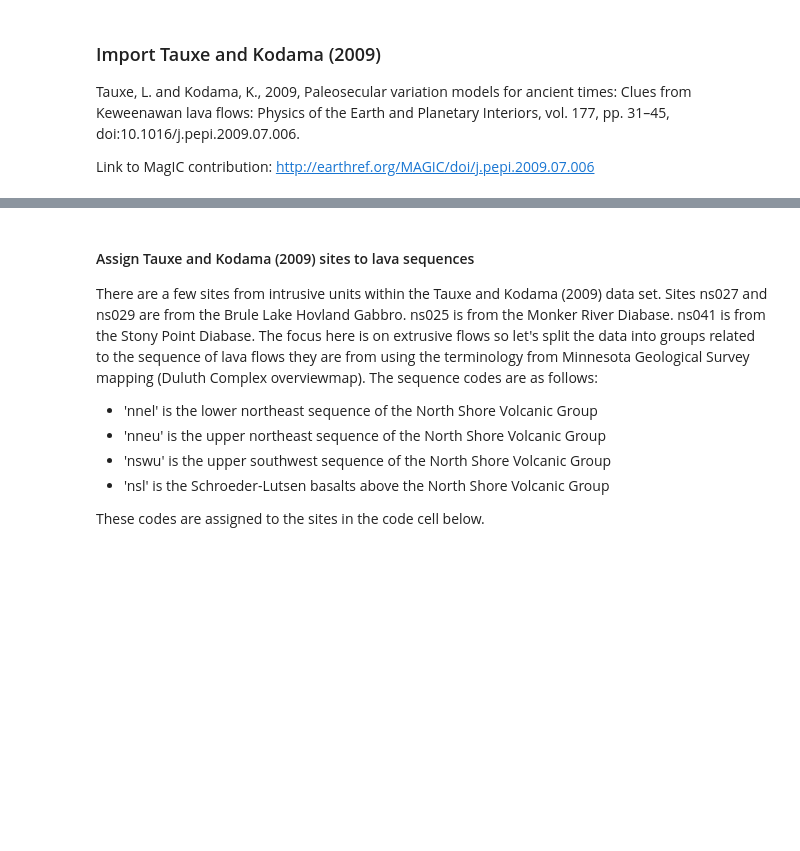
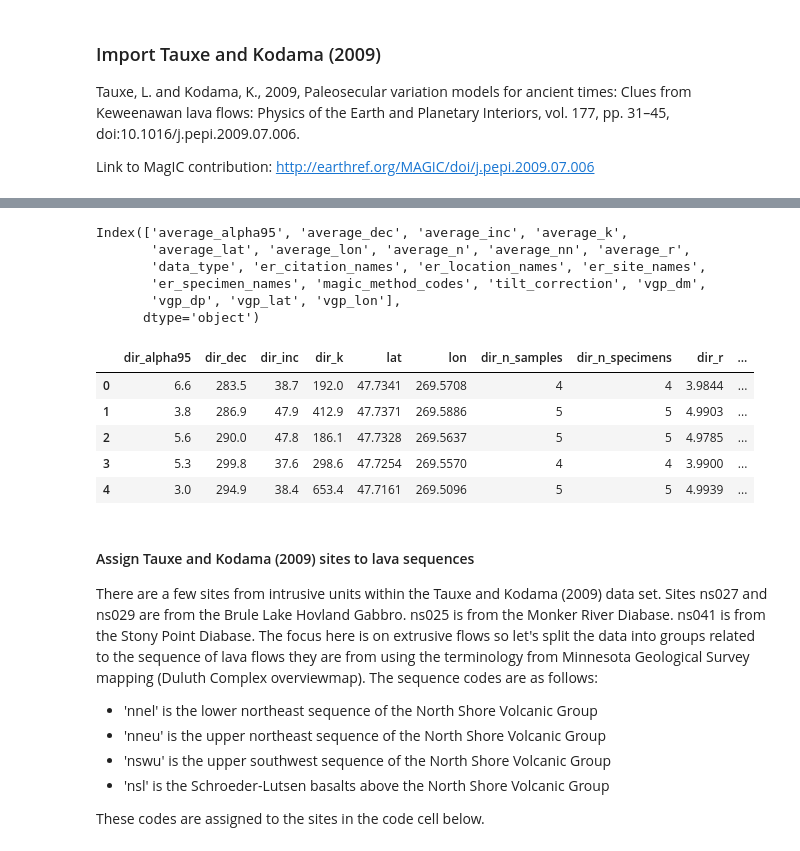
Before and after one commit to Swanson-Hysell-Group/2024_SWLLIP, a Jupyter notebook: code/Keweenawan_Track_VGP_APWP.ipynb, the cells around one changed output, grey strips where cells are left out. Drawn from its saved outputs; the diff is of its cells as text; code cells hidden in the pictures; blank space fills up the shorter version.

```diff
--- a/code/Keweenawan_Track_VGP_APWP.ipynb
+++ b/code/Keweenawan_Track_VGP_APWP.ipynb
@@ -456,3 +600,5 @@ ipmag.download_magic('zmab0099887tmp01.txt',
                      overwrite=True,print_progress=False)
 # %%
 NSVG_Data=pd.read_csv('../data/pmag_compiled/Tauxe2009/pmag_results.txt',sep='\t',skiprows=1)
+NSVG_Data.drop(['magic_software_packages', 'pmag_criteria_codes', 'pmag_result_name', 'vgp_n'], axis=1, inplace=True)
+NSVG_Data.head()
@@ -459,3 +612,33 @@ NSVG_Data=pd.read_csv('../data/pmag_compiled/Tauxe2009/pmag_results.txt',sep='\t
+# %%
+NSVG_Data.columns
+
+# ['age', 'age_high', 'age_low', 'age_unit', 'citations',
+#                                                     'criteria', 'dir_alpha95', 'dir_dec', 'dir_inc',
+#                                                     'dir_k', 'dir_n_samples', 'dir_n_specimens',
+#                                                     'dir_n_specimens_lines', 'dir_n_specimens_planes', 'dir_polarity', 'dir_r',
+#                                                     'dir_tilt_correction', 'lat', 'location', 'lon', 'method_codes',
+#                                                     'result_quality', 'result_type', 'site']
+# %% [output]
+Index(['average_alpha95', 'average_dec', 'average_inc', 'average_k',
+       'average_lat', 'average_lon', 'average_n', 'average_nn', 'average_r',
+       'data_type', 'er_citation_names', 'er_location_names', 'er_site_names',
+       'er_specimen_names', 'magic_method_codes', 'tilt_correction', 'vgp_dm',
+       'vgp_dp', 'vgp_lat', 'vgp_lon'],
+      dtype='object')
+# %%
+NSVG_Data.columns = ['dir_alpha95', 'dir_dec', 'dir_inc', 'dir_k',
+                     'lat', 'lon', 'dir_n_samples', 'dir_n_specimens',
+                     'dir_r', 'result_type', 'citations',
+                     'location','site','specimen', 'method_codes','dir_tilt_correction',
+                     'vgp_dm', 'vgp_dp', 'vgp_lat', 'vgp_lon']
+NSVG_Data.head()
+# %% [output]
+|  | dir_alpha95 | dir_dec | dir_inc | dir_k | lat | lon | dir_n_samples | dir_n_specimens | dir_r | ... |
+| 0 | 6.6 | 283.5 | 38.7 | 192.0 | 47.7341 | 269.5708 | 4 | 4 | 3.9844 | ... |
+| 1 | 3.8 | 286.9 | 47.9 | 412.9 | 47.7371 | 269.5886 | 5 | 5 | 4.9903 | ... |
+| 2 | 5.6 | 290.0 | 47.8 | 186.1 | 47.7328 | 269.5637 | 5 | 5 | 4.9785 | ... |
+| 3 | 5.3 | 299.8 | 37.6 | 298.6 | 47.7254 | 269.5570 | 4 | 4 | 3.9900 | ... |
+| 4 | 3.0 | 294.9 | 38.4 | 653.4 | 47.7161 | 269.5096 | 5 | 5 | 4.9939 | ... |
 # %% [markdown]
 #### Assign Tauxe and Kodama (2009) sites to lava sequences
 
```
Also changed, not shown: parts of 53 cells of this notebook.
